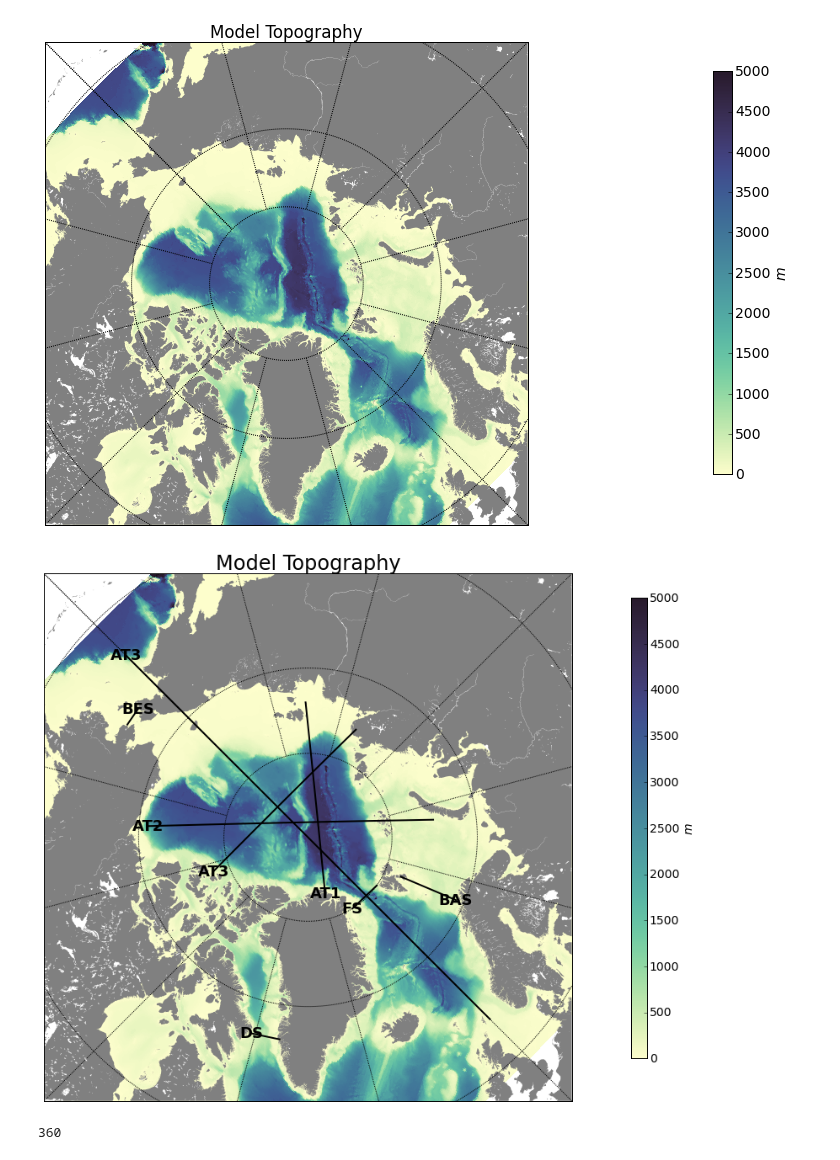
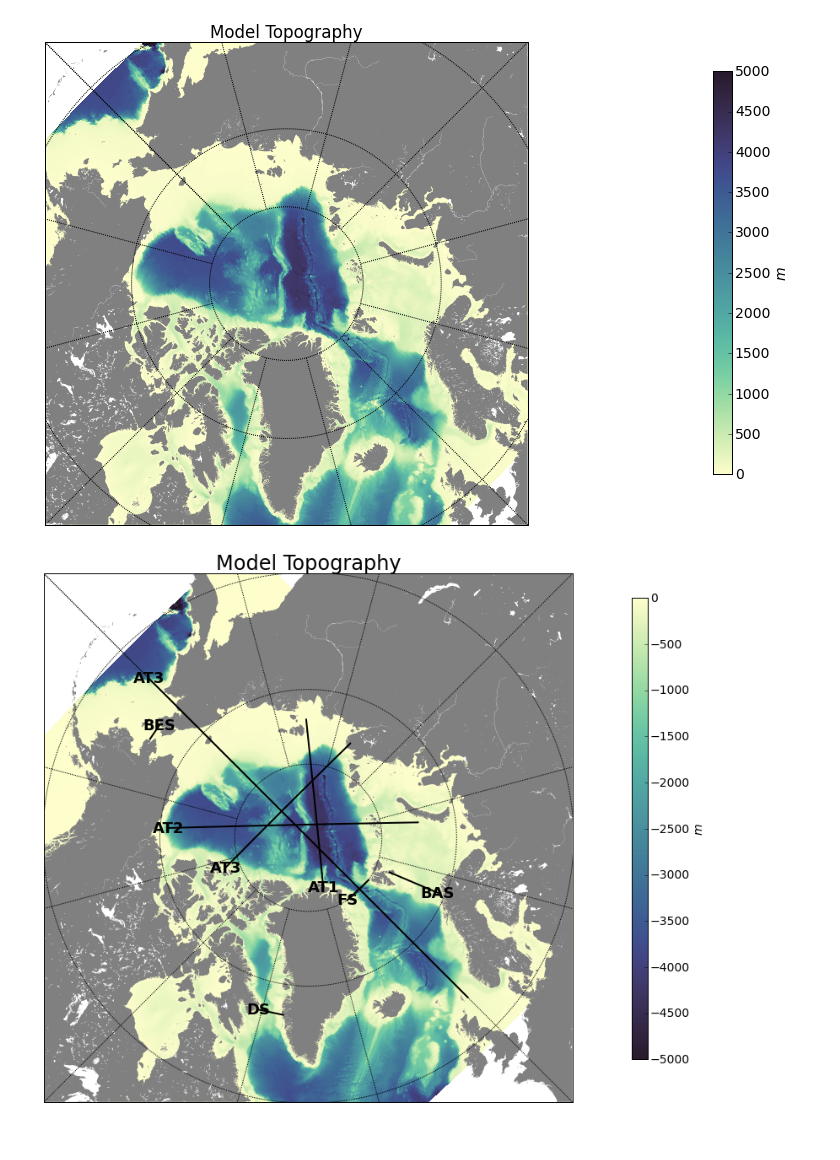
Before and after one commit to AlessandroMozzato/notebooks, a Jupyter notebook: Forcing_datasets.ipynb, the cells around one changed output. Cells and saved outputs as stored; diff of their text form; code cells hidden in the pictures.

Commit message:
plot changes

```diff
--- a/Forcing_datasets.ipynb
+++ b/Forcing_datasets.ipynb
@@ -269,8 +269,8 @@ basemap_bathy(grid_toplot)
 def basemap_bathy_transect(grid):
     lat_ts=90.0 ; lat_0=90.0 ; lon_0=-45.0 ;
     sgn=1
-    width=7000000. ; height=7000000.0 ;
-    vmin = 0; vmax = 5000 ;
+    width=8000000. ; height=8000000.0 ;
+    vmin = -5000; vmax = 0 ;
 
     fig, axes = plt.subplots(1,1)
     m = Basemap(ax=axes,width=width,height=height,resolution='h',\
@@ -278,37 +278,33 @@ def basemap_bathy_transect(grid):
     # the continents will be drawn on top.
     m.drawmapboundary(fill_color='white')
     # fill continents, set lake color same as ocean color.
     m.fillcontinents(color='grey',lake_color='white')
     x,y=m(grid['XC'],grid['YC'])
     sitm = np.ma.masked_where(np.isnan(grid['HFacC'][0,:,:]),grid['Depth'])
-    CS=m.pcolormesh(x,y,sitm,cmap=cmocean.cm.bathymetry,vmin=vmin,vmax=vmax)
+    CS=m.pcolormesh(x,y,-sitm,cmap=cmocean.cm.bathymetry_r,vmin=vmin,vmax=vmax)
     m.drawparallels(np.arange(-80.,81.,15.))
     m.drawmeridians(np.arange(-180.,181.,30.))
     regions = {"barents" : [22,71,22,78] , "fram" : [-13,80,10,80] , "bering" : [-172,65,-167,65] , \
                 "davis" : [-61,66,-53,66] , "arctic1" : [-28,83,136,74] , "arctic2" : [-139,71,53,75],
                 "arctic3" : [-115,78,111,76] , "arctic4" : [180,60,0,60] }
     offs = {"barents" : [0,-100] , "fram" : [0,0] , "bering" : [0,0] , "davis" : [-100,0] , \
                "arctic1" : [0,0] , "arctic2" : [0,0], "arctic3" : [0,0] , "arctic4" : [0,0] }
     texts = {"barents" : "BAS" , "fram" : "FS" , "bering" : "BES" , "davis" : "DS" , \
              "arctic1" : "AT1" , "arctic2" : "AT2", "arctic3" : "AT3" , "arctic4" : "AT3" }
     # lines drawing
     for reg in regions:
         x1 = regions[reg][0] ; x2 = regions[reg][1] ; x3 = regions[reg][2] ; x4 = regions[reg][3]
         m.drawgreatcircle(x1,x2,x3,x4,linewidth=2,color='black')
         xx,yy=m(x1,x2)
         plt.text(xx+offs[reg][0],yy+offs[reg][1],texts[reg],fontsize=18,\
                  fontweight='bold',ha='center',va='center',color='black')
 
     axes.set_title('Model Topography',fontsize=24)
     cbar_ax = fig.add_axes([2.1, 0.3, 0.045, 1.9])
     cbar = plt.colorbar(CS, cax=cbar_ax,)
     cbar.ax.set_ylabel(r'$m$')
     fig.subplots_adjust(right=2.3,top=2.3)
-
+    fig.savefig('/noc/users/am8e13/Figures/modelbathymetry',dpi=500, bbox_inches='tight')
 basemap_bathy_transect(grid_toplot)
 # %% [output]
-[figure, old version]
+[figure, new version]
-# %%
-6220800*1800/(60*60*360*24)
-# %% [output]
-360
```
Also changed, not shown: parts of 3 cells of this notebook.
